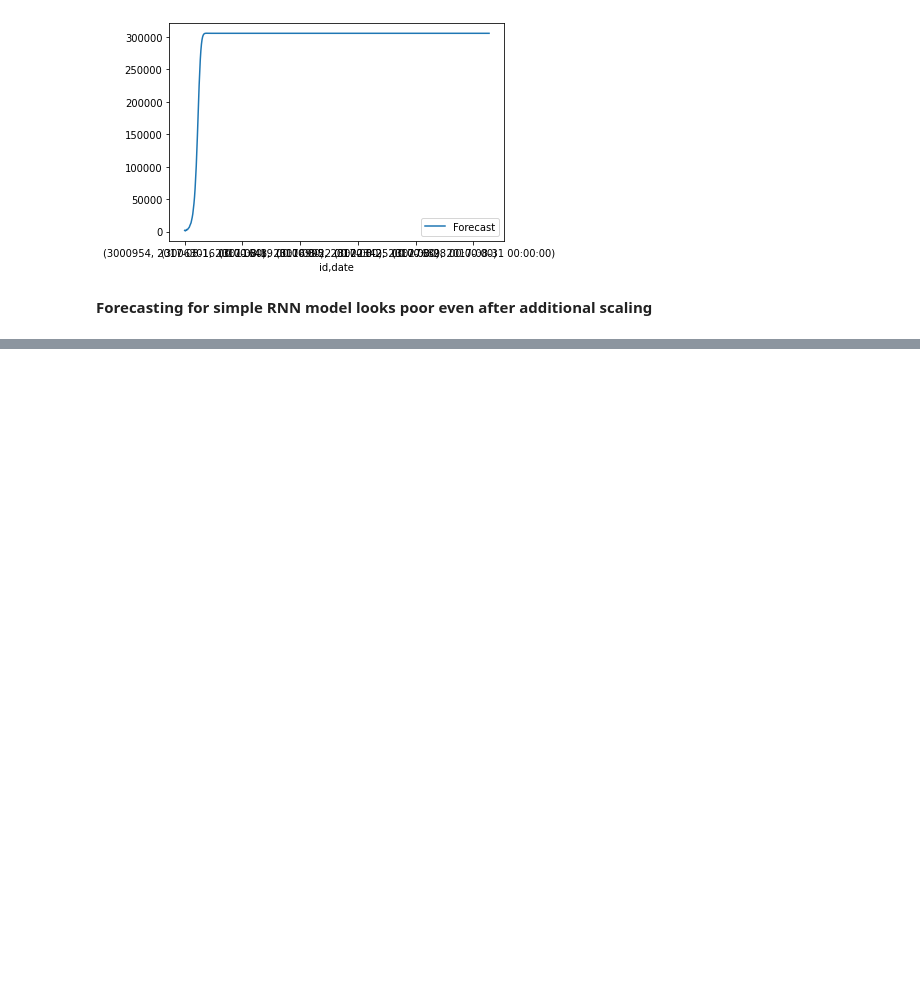
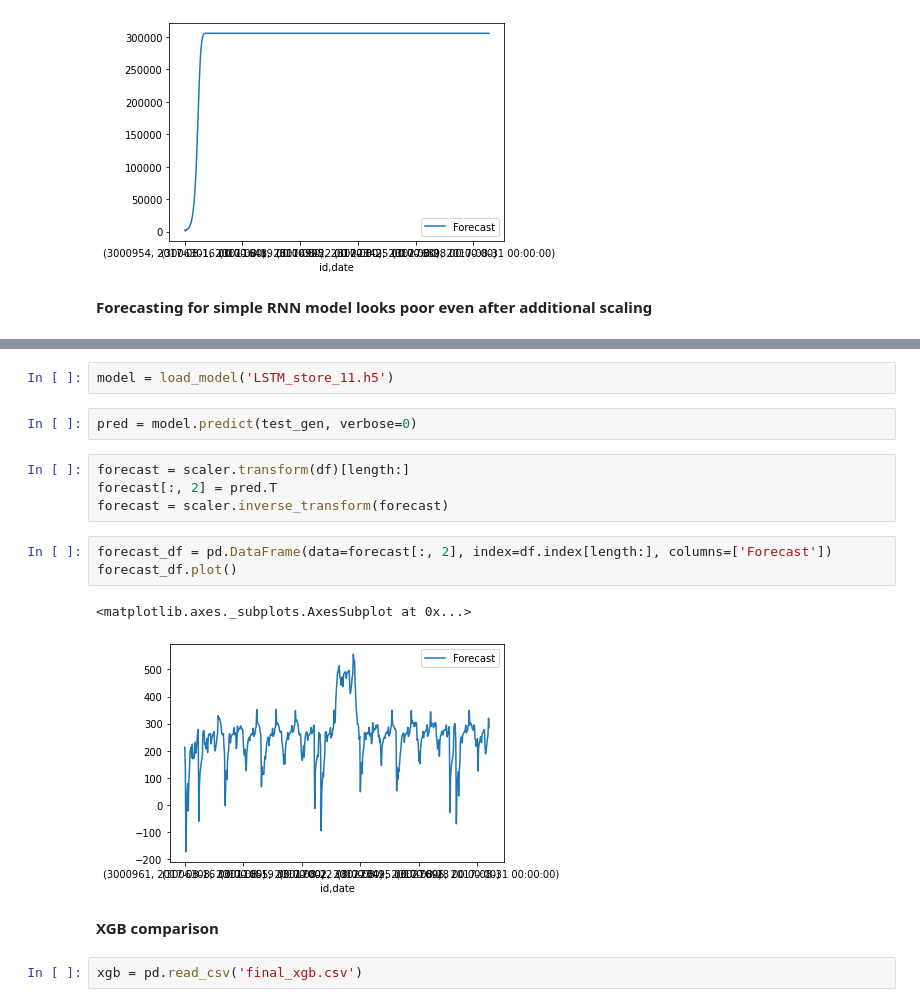
Before and after one commit to monikachudyba/ArtificialNeuralNetworkProjects, a Jupyter notebook: StoreSalesForecasting.ipynb, the cells around one changed output, grey strips where cells are left out. Drawn from its saved outputs; the diff is of its cells as text; blank space fills up the shorter version.

```diff
--- a/StoreSalesForecasting.ipynb
+++ b/StoreSalesForecasting.ipynb
@@ -671,0 +776,18 @@ forecast_df.plot()
+# %%
+model = load_model('LSTM_store_11.h5')
+# %%
+pred = model.predict(test_gen, verbose=0)
+# %%
+forecast = scaler.transform(df)[length:]
+forecast[:, 2] = pred.T
+forecast = scaler.inverse_transform(forecast)
+# %%
+forecast_df = pd.DataFrame(data=forecast[:, 2], index=df.index[length:], columns=['Forecast'])
+forecast_df.plot()
+# %% [output]
+<matplotlib.axes._subplots.AxesSubplot at 0x...>
+[figure, added]
+# %% [markdown]
+**XGB comparison**
+# %%
+xgb = pd.read_csv('final_xgb.csv')
```
Also changed, not shown: parts of 21 cells of this notebook.
